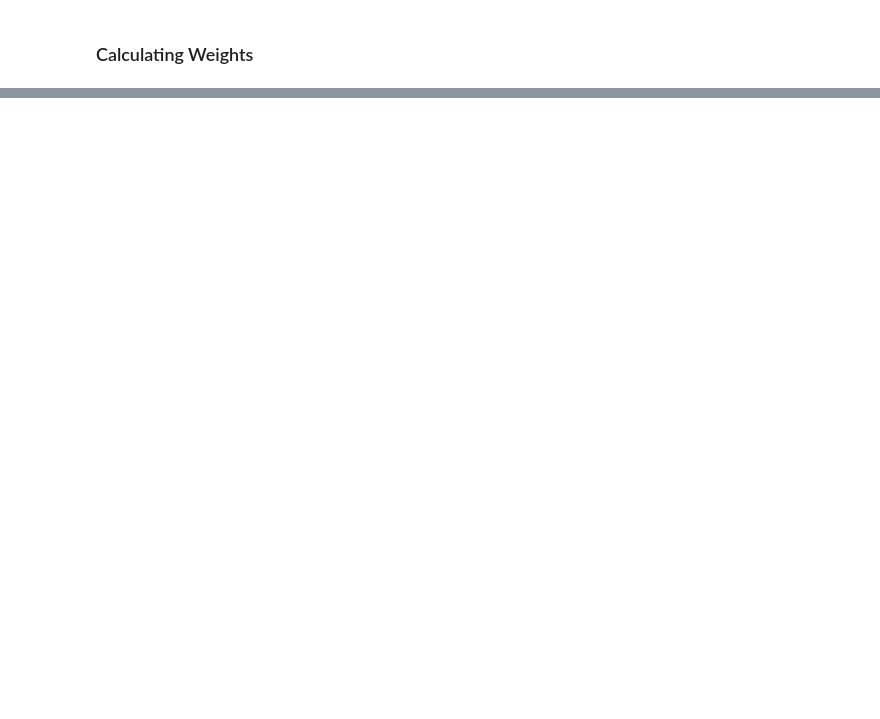
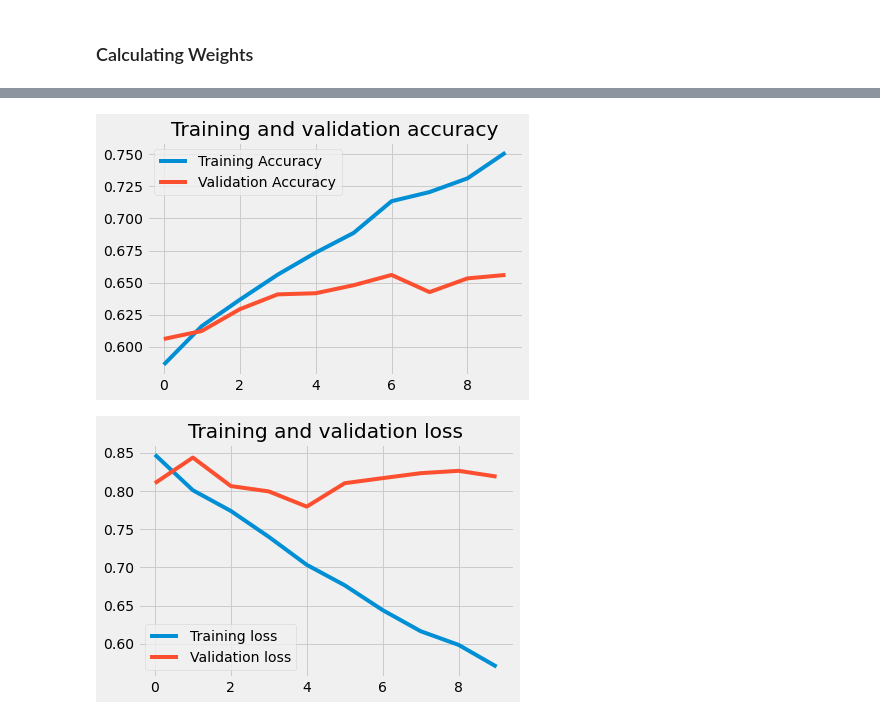
Before and after one commit to stereopickle/tweet_sentiment_analysis, a Jupyter notebook: 022.Model_RNN.ipynb, the cells around one changed output, grey strips where cells are left out. Cells and saved outputs as stored; diff of their text form; code cells hidden in the pictures; blank space fills up the shorter version.

```diff
--- a/022.Model_RNN.ipynb
+++ b/022.Model_RNN.ipynb
@@ -281,0 +358,23 @@ That's the best macro-f1 so far. It's good that we included that weights.
+# %%
+model = Sequential()
+model.add(Embedding(num_vocab, 200, weights = [word_emb_mat],
+                    input_length = max_len))
+model.add(Dropout(0.5))
+model.add(LSTM(200, dropout = 0.5))
+model.add(Dense(100, activation = 'relu'))
+model.add(Dense(3, activation = 'softmax'))
+
+model.compile(optimizer = 'adam',
+             loss = 'categorical_crossentropy',
+             metrics = ['categorical_accuracy'])
+# %%
+start = timer()
+history = model.fit(X_train_seq, y_train,
+                   epochs = 100,
+                   validation_data=(X_val_seq, y_val),
+                   verbose = 2,
+                   callbacks = [cb],
+                   shuffle=True)
+
+end = timer()
+print('Total Time Elapsed:', end-start)
@@ -281,0 +399,5 @@ That's the best macro-f1 so far. It's good that we included that weights.
+# %%
+plot_performance(history)
+# %% [output]
+[figure, added]
+[figure, added]
```
Also changed, not shown: parts of 25 cells of this notebook.
